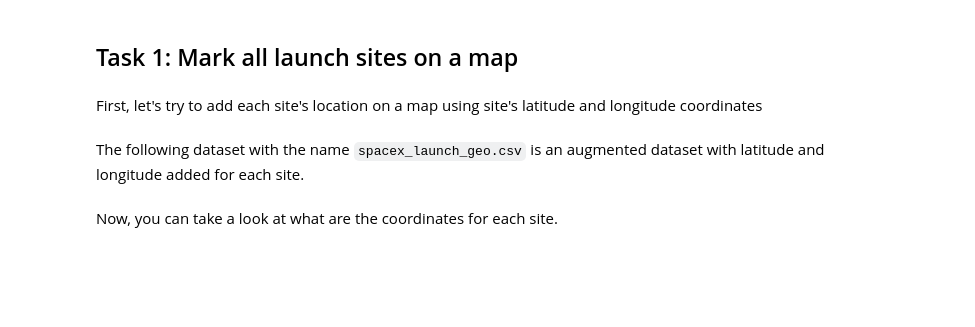
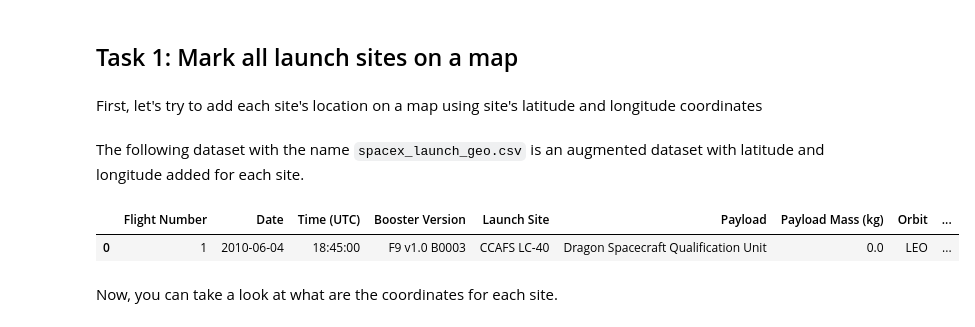
Before and after one commit to ShadowHand27/IBM_Applied_Data_Science_Capstone, a Jupyter notebook: lab_jupyter_launch_site_location.ipynb, the cells around one changed output. Cells and saved outputs as stored; diff of their text form; code cells hidden in the pictures; blank space fills up the shorter version.

```diff
--- a/lab_jupyter_launch_site_location.ipynb
+++ b/lab_jupyter_launch_site_location.ipynb
@@ -57,7 +55,11 @@ The following dataset with the name `spacex_launch_geo.csv` is an augmented data
 # %%
 # Download and read the `spacex_launch_geo.csv`
 #spacex_csv_file = wget.download('https://cf-courses-data.s3.us.cloud-object-storage.appdomain.cloud/IBM-DS0321EN-SkillsNetwork/datasets/spacex_launch_geo.csv')
 spacex_df=pd.read_csv('spacex_launch_geo.csv')
+spacex_df.head(1)
+# %% [output]
+|  | Flight Number | Date | Time (UTC) | Booster Version | Launch Site | Payload | Payload Mass (kg) | Orbit | ... |
+| 0 | 1 | 2010-06-04 | 18:45:00 | F9 v1.0 B0003 | CCAFS LC-40 | Dragon Spacecraft Qualification Unit | 0.0 | LEO | ... |
 # %% [markdown]
 Now, you can take a look at what are the coordinates for each site.
 # %%
```
Also changed, not shown: parts of 14 cells of this notebook.
